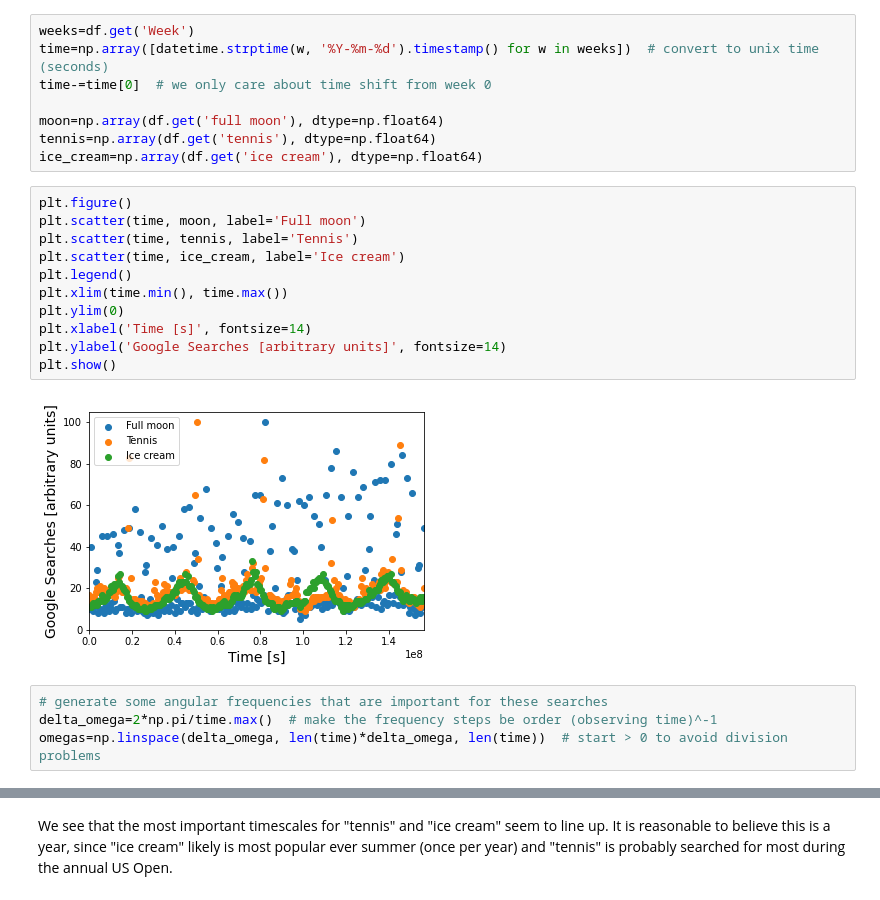
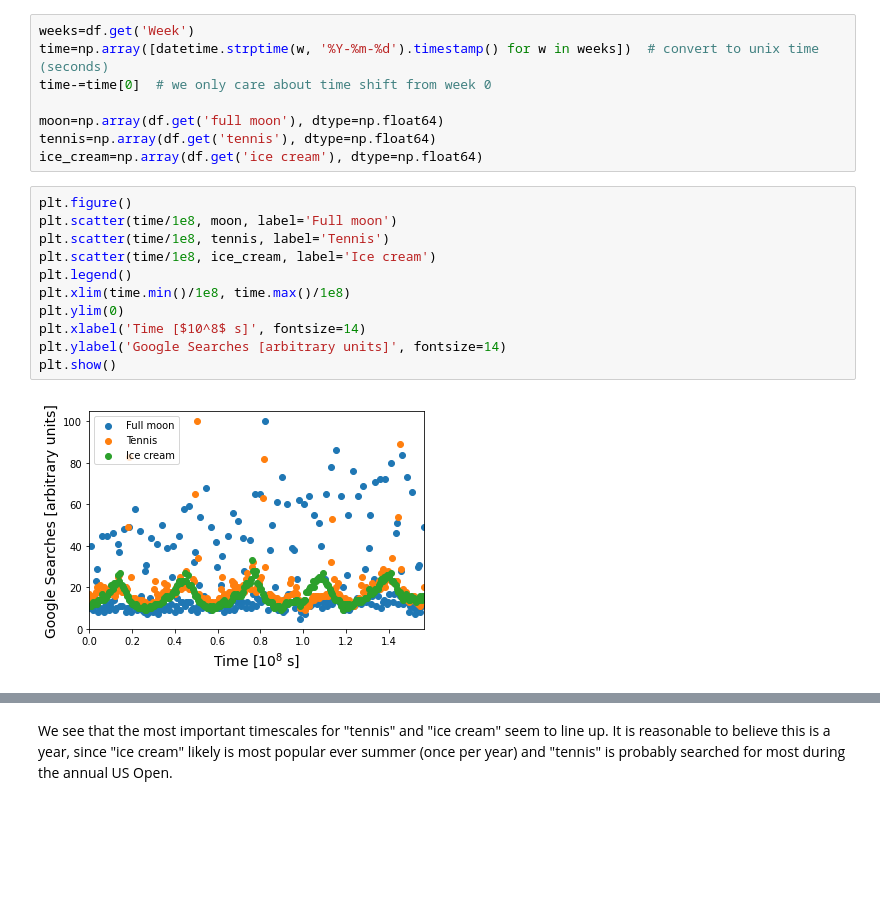
Before and after one commit to christianhbye/python_ay_250_hw, a Jupyter notebook: hw_1/hw_1_assignment.ipynb, the cells around one changed output, grey strips where cells are left out. Drawn from its saved outputs; the diff is of its cells as text; blank space fills up the shorter version.

```diff
--- a/hw_1/hw_1_assignment.ipynb
+++ b/hw_1/hw_1_assignment.ipynb
@@ -532,19 +532,15 @@ tennis=np.array(df.get('tennis'), dtype=np.float64)
 ice_cream=np.array(df.get('ice cream'), dtype=np.float64)
 # %%
 plt.figure()
-plt.scatter(time, moon, label='Full moon')
-plt.scatter(time, tennis, label='Tennis')
-plt.scatter(time, ice_cream, label='Ice cream')
+plt.scatter(time/1e8, moon, label='Full moon')
+plt.scatter(time/1e8, tennis, label='Tennis')
+plt.scatter(time/1e8, ice_cream, label='Ice cream')
 plt.legend()
-plt.xlim(time.min(), time.max())
+plt.xlim(time.min()/1e8, time.max()/1e8)
 plt.ylim(0)
-plt.xlabel('Time [s]', fontsize=14)
+plt.xlabel('Time [$10^8$ s]', fontsize=14)
 plt.ylabel('Google Searches [arbitrary units]', fontsize=14)
 plt.show()
 # %% [output]
-[figure, old version]
+[figure, new version]
-# %%
-# generate some angular frequencies that are important for these searches
-delta_omega=2*np.pi/time.max()  # make the frequency steps be order (observing time)^-1
-omegas=np.linspace(delta_omega, len(time)*delta_omega, len(time))  # start > 0 to avoid division problems
 # %%
```
Also changed, not shown: parts of 7 cells of this notebook.
